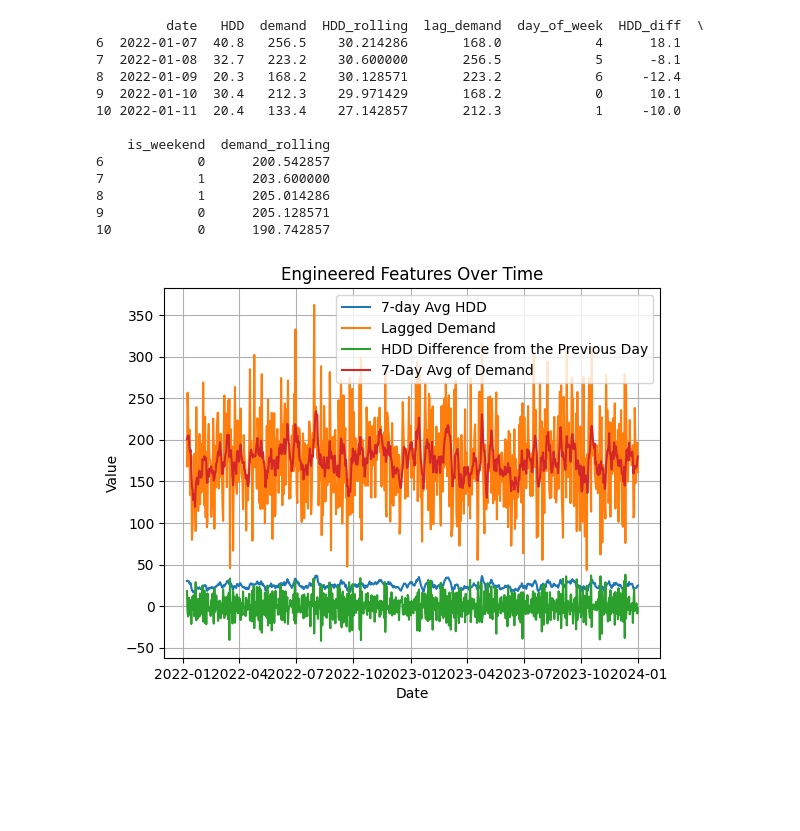
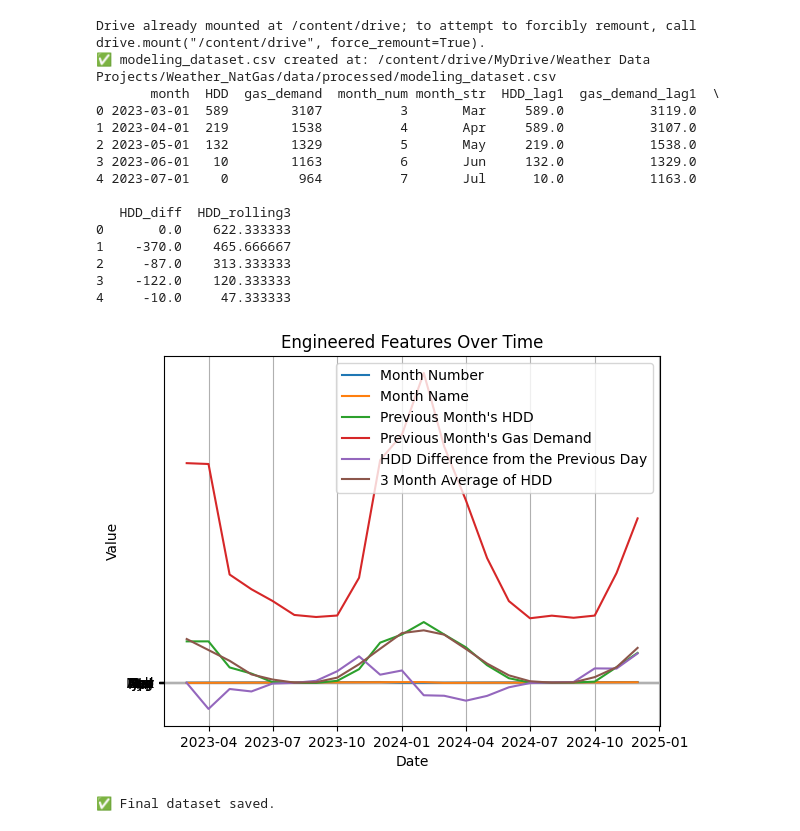
Before and after one commit to weather-man-dan/weather-energy-demand-forecasting, a Jupyter notebook: notebooks/WEDF_Notebook_2_Feature_Engineering.ipynb, the cells around one changed output. Saved outputs shown, nothing was run; the diff lists cells and outputs as text; code cells hidden in the pictures; blank space fills up the shorter version.

Commit message:
Uploading new version with changes for real data

```diff
--- a/notebooks/WEDF_Notebook_2_Feature_Engineering.ipynb
+++ b/notebooks/WEDF_Notebook_2_Feature_Engineering.ipynb
@@ -1,49 +1,78 @@
 # %%
 # 📦 Imports
 import pandas as pd
 import matplotlib.pyplot as plt
 import seaborn as sns
-from preprocess import merge_and_clean_data, create_features
+import os
+import sys
+from google.colab import drive
+drive.mount('/content/drive')
 
-# 📥 Load data (same as before)
-df_weather = pd.read_csv("noaa_hdd.csv", parse_dates=["date"])
-df_energy = pd.read_csv("eia_natgas.csv", parse_dates=["date"])
 
-# 🔗 Merge and clean
-df_merged = merge_and_clean_data(df_weather, df_energy)
+# Add the src directory to Python path
+sys.path.append(os.path.abspath('/content/drive/MyDrive/Weather Data Projects/Weather_NatGas/src'))
+
+from data_processing import process_noaa, process_eia
+from preprocess import create_features
+
+# File paths
+noaa_path = "/content/drive/MyDrive/Weather Data Projects/Weather_NatGas/data/raw/NOAA_Data.csv"
+eia_path = "/content/drive/MyDrive/Weather Data Projects/Weather_NatGas/data/raw/EIA_Gas_Data.csv"
+output_path = "/content/drive/MyDrive/Weather Data Projects/Weather_NatGas/data/processed/modeling_dataset.csv"
+
+# Run processing functions
+noaa_df = process_noaa(noaa_path)
+eia_df = process_eia(eia_path)
+
+# Merge and save
+modeling_df = noaa_df.merge(eia_df, on="month", how="inner").sort_values("month")
+modeling_df = modeling_df[["month", "HDD", "gas_demand"]]
+os.makedirs(os.path.dirname(output_path), exist_ok=True)
+modeling_df.to_csv(output_path, index=False)
+
+print(f"✅ modeling_dataset.csv created at: {output_path}")
+modeling_df.head()
 
 # 🛠️ Feature engineering
-df_features = create_features(df_merged)
+df_features = create_features(modeling_df)
 
 # 🧪 Preview engineered data
 print(df_features.head())
 
+
 # 📊 Visualize engineered features
-plt.plot(df_features["date"], df_features["HDD_rolling"], label="7-day Avg HDD")
-plt.plot(df_features["date"], df_features["lag_demand"], label="Lagged Demand")
-plt.plot(df_features["date"], df_features["HDD_diff"], label="HDD Difference from the Previous Day")
-plt.plot(df_features["date"], df_features["demand_rolling"], label="7-Day Avg of Demand")
+plt.plot(df_features["month"], df_features["month_num"], label="Month Number")
+plt.plot(df_features["month"], df_features["month_str"], label="Month Name")
+plt.plot(df_features["month"], df_features["HDD_lag1"], label="Previous Month's HDD")
+plt.plot(df_features["month"], df_features["gas_demand_lag1"], label="Previous Month's Gas Demand")
+plt.plot(df_features["month"], df_features["HDD_diff"], label="HDD Difference from the Previous Day")
+plt.plot(df_features["month"], df_features["HDD_rolling3"], label="3 Month Average of HDD")
 plt.title("Engineered Features Over Time")
 plt.xlabel("Date")
 plt.ylabel("Value")
 plt.legend()
 plt.grid(True)
 plt.show()
 
+
 # 💾 Optional: Save final dataset
-df_features.to_csv("/content/Data_Outputs/modeling_dataset.csv", index=False)
+df_features.to_csv("/content/drive/MyDrive/Weather Data Projects/Weather_NatGas/data/processed/modeling_features_dataset.csv", index=False)
+print("✅ Final dataset saved.")
 # %% [output]
-         date   HDD  demand  HDD_rolling  lag_demand  day_of_week  HDD_diff  \
-6  2022-01-07  40.8   256.5    30.214286       168.0            4      18.1
-7  2022-01-08  32.7   223.2    30.600000       256.5            5      -8.1
-8  2022-01-09  20.3   168.2    30.128571       223.2            6     -12.4
-9  2022-01-10  30.4   212.3    29.971429       168.2            0      10.1
-10 2022-01-11  20.4   133.4    27.142857       212.3            1     -10.0
+Drive already mounted at /content/drive; to attempt to forcibly remount, call drive.mount("/content/drive", force_remount=True).
+✅ modeling_dataset.csv created at: /content/drive/MyDrive/Weather Data Projects/Weather_NatGas/data/processed/modeling_dataset.csv
+       month  HDD  gas_demand  month_num month_str  HDD_lag1  gas_demand_lag1  \
+0 2023-03-01  589        3107          3       Mar     589.0           3119.0
+1 2023-04-01  219        1538          4       Apr     589.0           3107.0
+2 2023-05-01  132        1329          5       May     219.0           1538.0
+3 2023-06-01   10        1163          6       Jun     132.0           1329.0
+4 2023-07-01    0         964          7       Jul      10.0           1163.0
 
-    is_weekend  demand_rolling
-6            0      200.542857
-7            1      203.600000
-8            1      205.014286
-9            0      205.128571
-10           0      190.742857
+   HDD_diff  HDD_rolling3
+0       0.0    622.333333
+1    -370.0    465.666667
+2     -87.0    313.333333
+3    -122.0    120.333333
+4     -10.0     47.333333
-[figure, old version]
+[figure, new version]
+✅ Final dataset saved.
```
Also changed, not shown: parts of 2 cells of this notebook.
